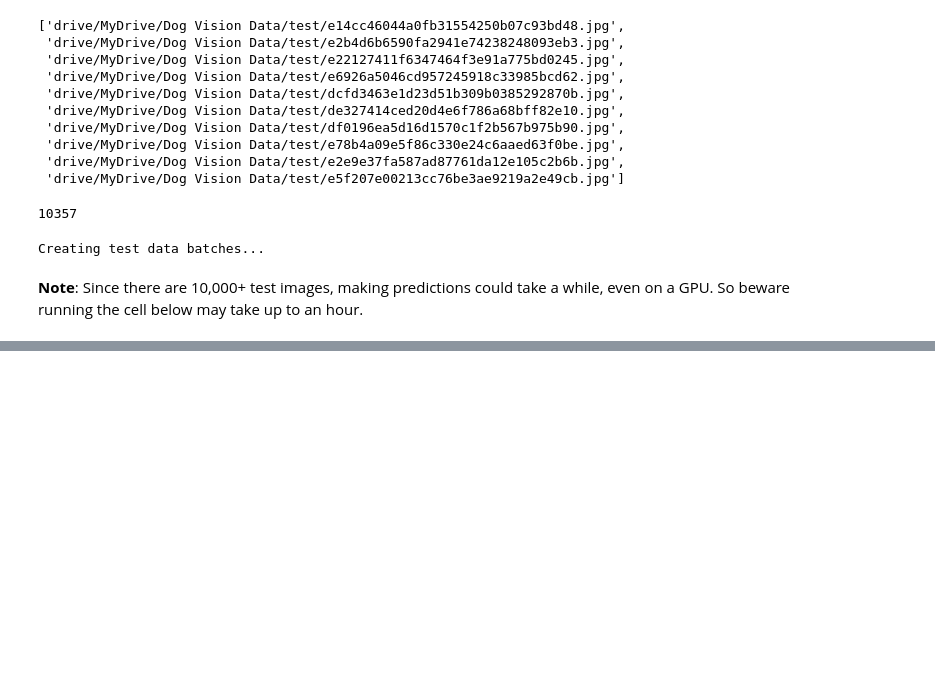
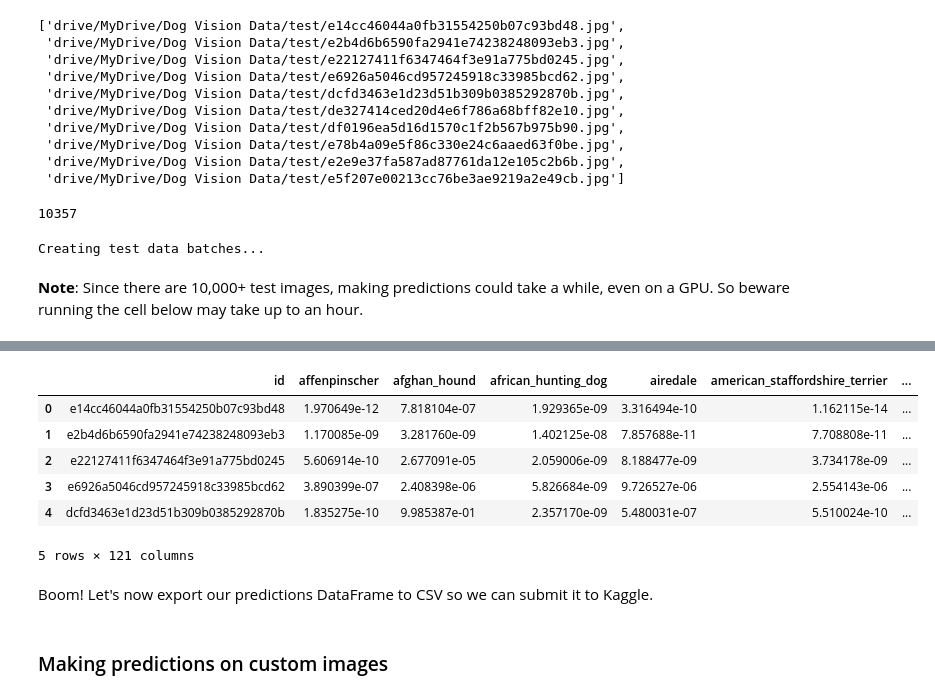
Before and after one commit to BilalELOTMANI/Dog-Breed_Classification, a Jupyter notebook: Dog_Breed_Identification.ipynb, the cells around one changed output, grey strips where cells are left out. Saved outputs shown, nothing was run; the diff lists cells and outputs as text; code cells hidden in the pictures; blank space fills up the shorter version.

```diff
--- a/Dog_Breed_Identification.ipynb
+++ b/Dog_Breed_Identification.ipynb
@@ -1320,3 +1291,7 @@ test_data = create_data_batches(test_filenames, test_data = True)
 Creating test data batches...
 # %% [markdown]
 **Note**: Since there are 10,000+ test images, making predictions could take a while, even on a GPU. So beware running the cell below may take up to an hour.
+# %%
+# Make predictions on test data batch using the loaded full model
+test_predictions = loaded_full_model.predict(test_data,
+                                             verbose=1)
@@ -1322,0 +1348,14 @@ Creating test data batches...
+# %%
+# Add the prediction probabilities to each dog breed column
+preds_df[list(unique_breeds)] = test_predictions
+preds_df.head()
+# %% [output]
+|  | id | affenpinscher | afghan_hound | african_hunting_dog | airedale | american_staffordshire_terrier | ... |
+| 0 | e14cc46044a0fb31554250b07c93bd48 | 1.970649e-12 | 7.818104e-07 | 1.929365e-09 | 3.316494e-10 | 1.162115e-14 | ... |
+| 1 | e2b4d6b6590fa2941e74238248093eb3 | 1.170085e-09 | 3.281760e-09 | 1.402125e-08 | 7.857688e-11 | 7.708808e-11 | ... |
+| 2 | e22127411f6347464f3e91a775bd0245 | 5.606914e-10 | 2.677091e-05 | 2.059006e-09 | 8.188477e-09 | 3.734178e-09 | ... |
+| 3 | e6926a5046cd957245918c33985bcd62 | 3.890399e-07 | 2.408398e-06 | 5.826684e-09 | 9.726527e-06 | 2.554143e-06 | ... |
+| 4 | dcfd3463e1d23d51b309b0385292870b | 1.835275e-10 | 9.985387e-01 | 2.357170e-09 | 5.480031e-07 | 5.510024e-10 | ... |
+5 rows × 121 columns
+# %% [markdown]
+Boom! Let's now export our predictions DataFrame to CSV so we can submit it to Kaggle.
@@ -1322,0 +1365,2 @@ Creating test data batches...
+# %% [markdown]
+### Making predictions on custom images
```
Also changed, not shown: parts of 22 cells of this notebook.
